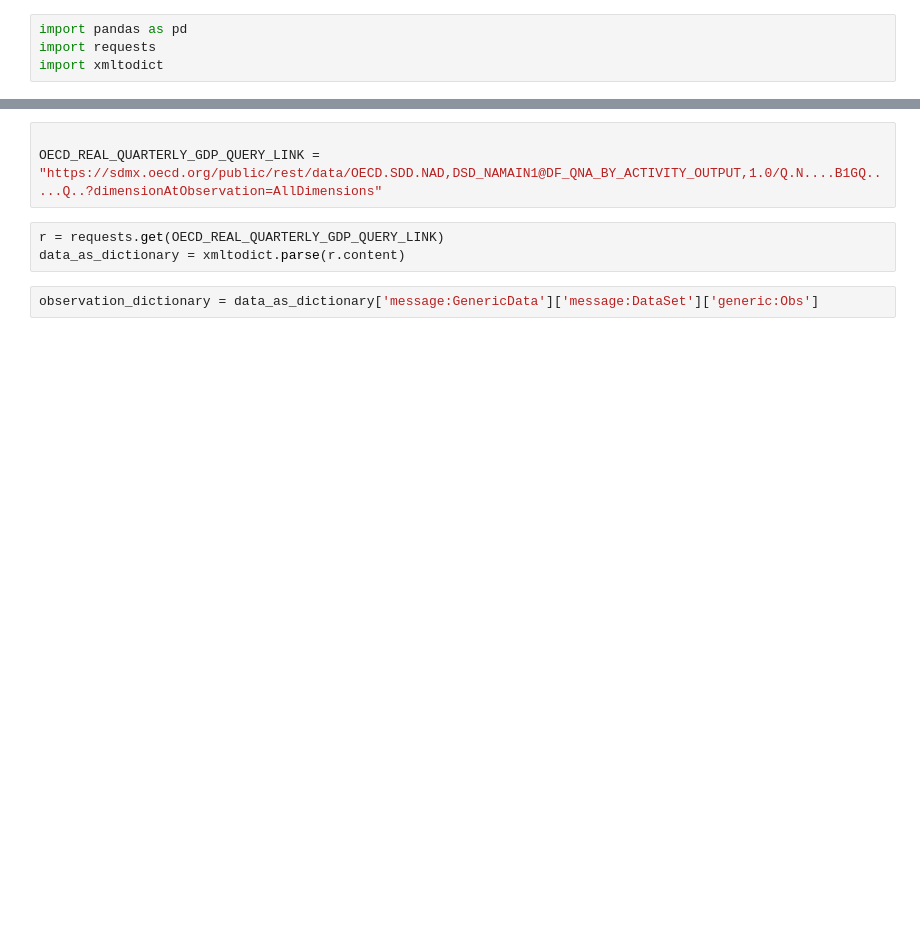
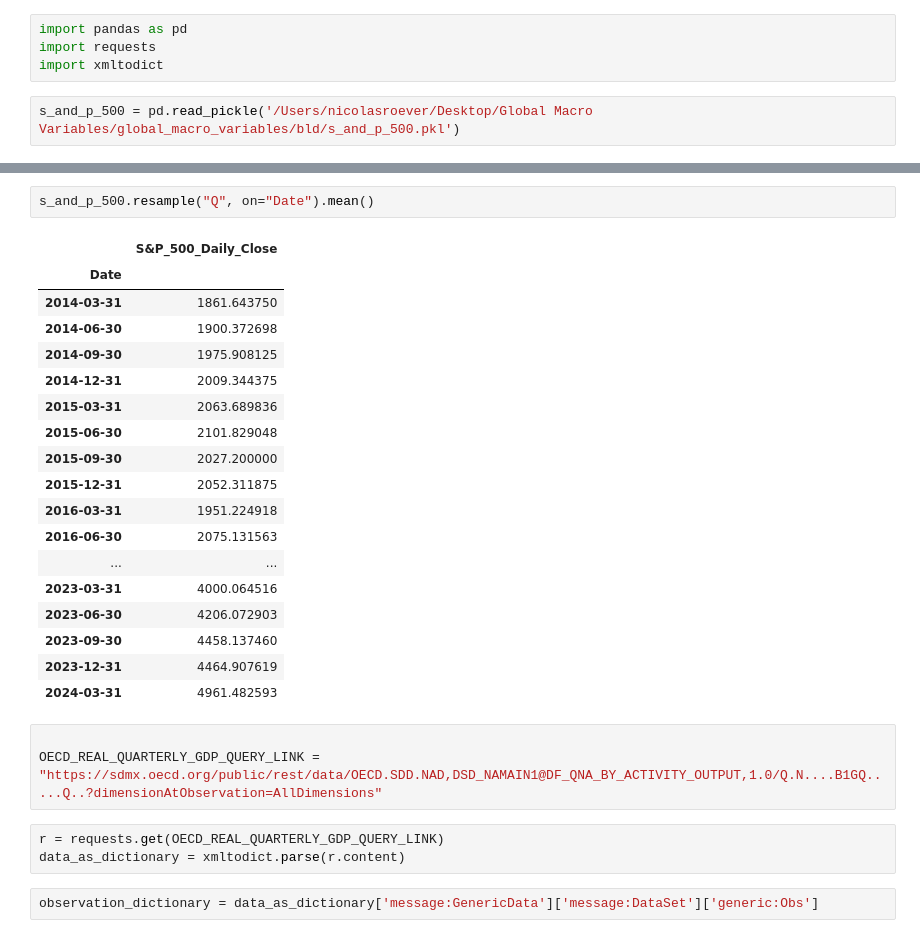
Before and after one commit to NicolasRoever/Global-Quarterly-Macro-Variables, a Jupyter notebook: src/global_macro_variables/sandbox.ipynb, the cells around one changed output, grey strips where cells are left out. Saved outputs shown, nothing was run; the diff lists cells and outputs as text; blank space fills up the shorter version.

```diff
--- a/src/global_macro_variables/sandbox.ipynb
+++ b/src/global_macro_variables/sandbox.ipynb
@@ -2,3 +2,5 @@
 import pandas as pd
 import requests
 import xmltodict
+# %%
+s_and_p_500 = pd.read_pickle('/Users/nicolasroever/Desktop/Global Macro Variables/global_macro_variables/bld/s_and_p_500.pkl')
@@ -5,3 +16,24 @@ import xmltodict
+# %%
+s_and_p_500.resample("Q", on="Date").mean()
+# %% [output]
+|  | S&P_500_Daily_Close |
+| Date |  |
+| 2014-03-31 | 1861.643750 |
+| 2014-06-30 | 1900.372698 |
+| 2014-09-30 | 1975.908125 |
+| 2014-12-31 | 2009.344375 |
+| 2015-03-31 | 2063.689836 |
+| 2015-06-30 | 2101.829048 |
+| 2015-09-30 | 2027.200000 |
+| 2015-12-31 | 2052.311875 |
+| 2016-03-31 | 1951.224918 |
+| 2016-06-30 | 2075.131563 |
+| ... | ... |
+| 2023-03-31 | 4000.064516 |
+| 2023-06-30 | 4206.072903 |
+| 2023-09-30 | 4458.137460 |
+| 2023-12-31 | 4464.907619 |
+| 2024-03-31 | 4961.482593 |
 # %%
 
 OECD_REAL_QUARTERLY_GDP_QUERY_LINK = "https://sdmx.oecd.org/public/rest/data/OECD.SDD.NAD,DSD_NAMAIN1@DF_QNA_BY_ACTIVITY_OUTPUT,1.0/Q.N....B1GQ.....Q..?dimensionAtObservation=AllDimensions"
```
Also changed, not shown: parts of 1 cell of this notebook, 5 other files.
